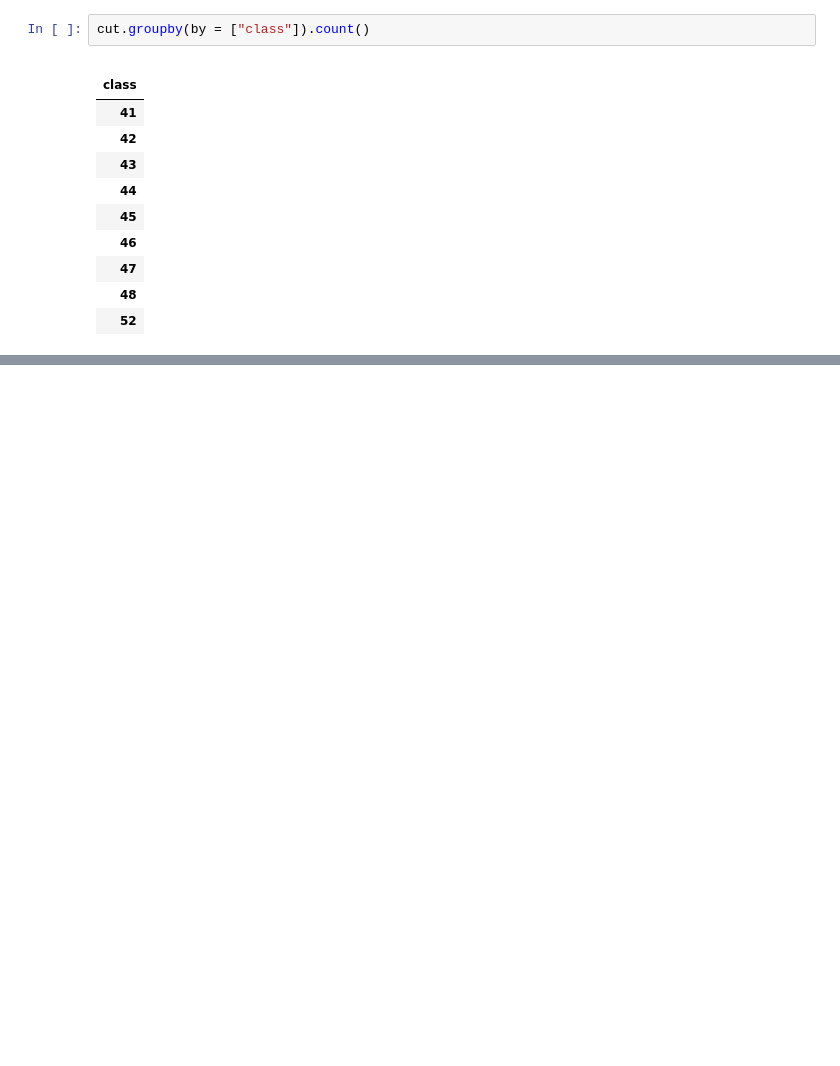
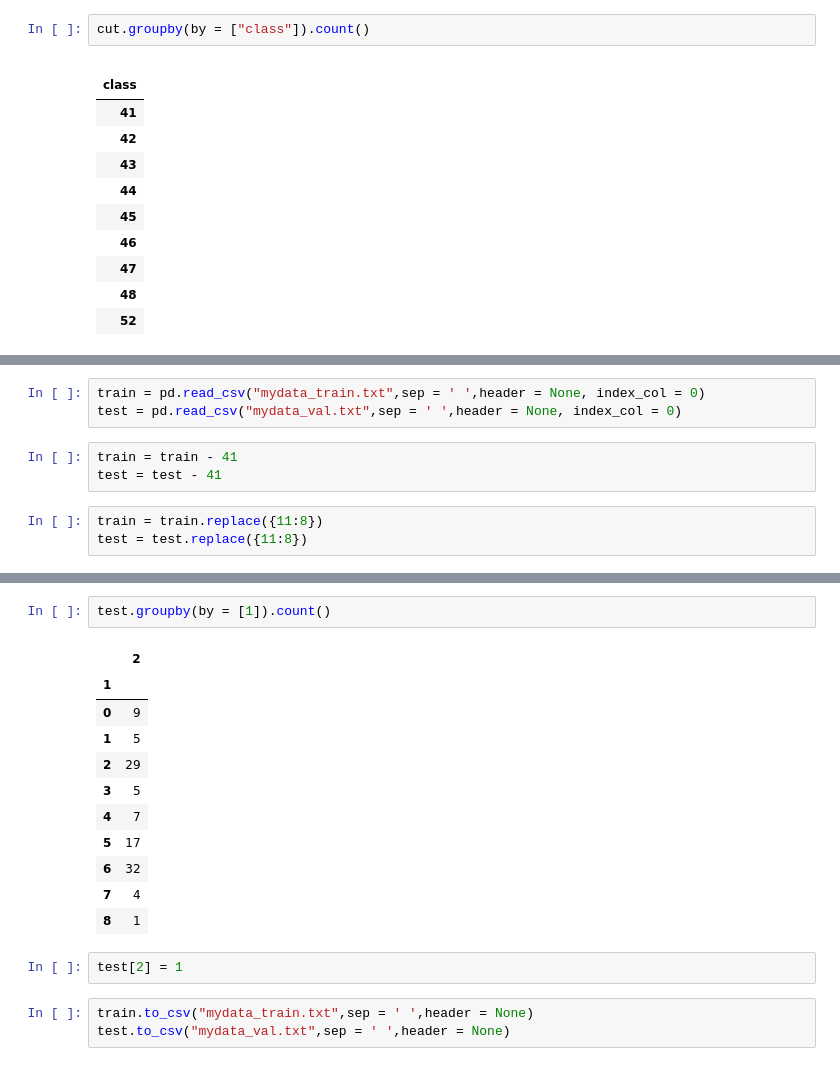
Before and after one commit to SheltonXiao/exerwithFineGym, a Jupyter notebook: 01 data processing.ipynb, the cells around one changed output, grey strips where cells are left out. Cells and saved outputs as stored; diff of their text form; blank space fills up the shorter version.

```diff
--- a/01 data processing.ipynb
+++ b/01 data processing.ipynb
@@ -280,0 +283,9 @@ cut.groupby(by = ["class"]).count()
+# %%
+train = pd.read_csv("mydata_train.txt",sep = ' ',header = None, index_col = 0)
+test = pd.read_csv("mydata_val.txt",sep = ' ',header = None, index_col = 0)
+# %%
+train = train - 41
+test = test - 41
+# %%
+train = train.replace({11:8})
+test = test.replace({11:8})
@@ -280,0 +305,19 @@ cut.groupby(by = ["class"]).count()
+# %%
+test.groupby(by = [1]).count()
+# %% [output]
+|  | 2 |
+| 1 |  |
+| 0 | 9 |
+| 1 | 5 |
+| 2 | 29 |
+| 3 | 5 |
+| 4 | 7 |
+| 5 | 17 |
+| 6 | 32 |
+| 7 | 4 |
+| 8 | 1 |
+# %%
+test[2] = 1
+# %%
+train.to_csv("mydata_train.txt",sep = ' ',header = None)
+test.to_csv("mydata_val.txt",sep = ' ',header = None)
```
Also changed, not shown: parts of 2 cells of this notebook, 2 other files.
